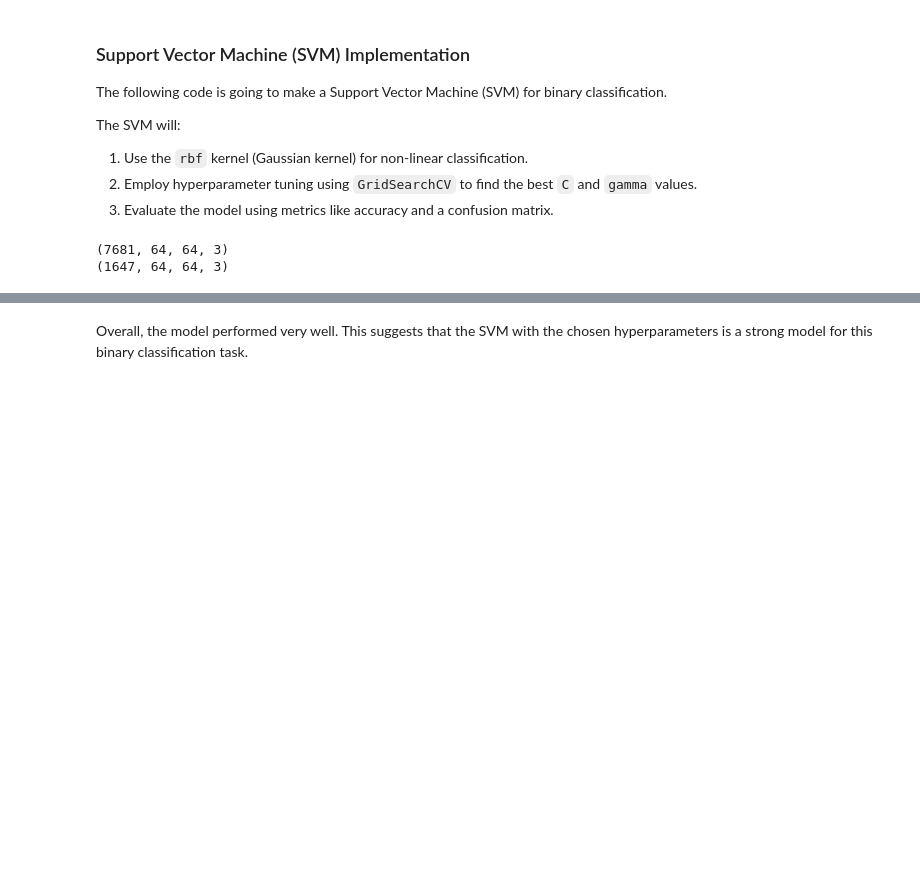
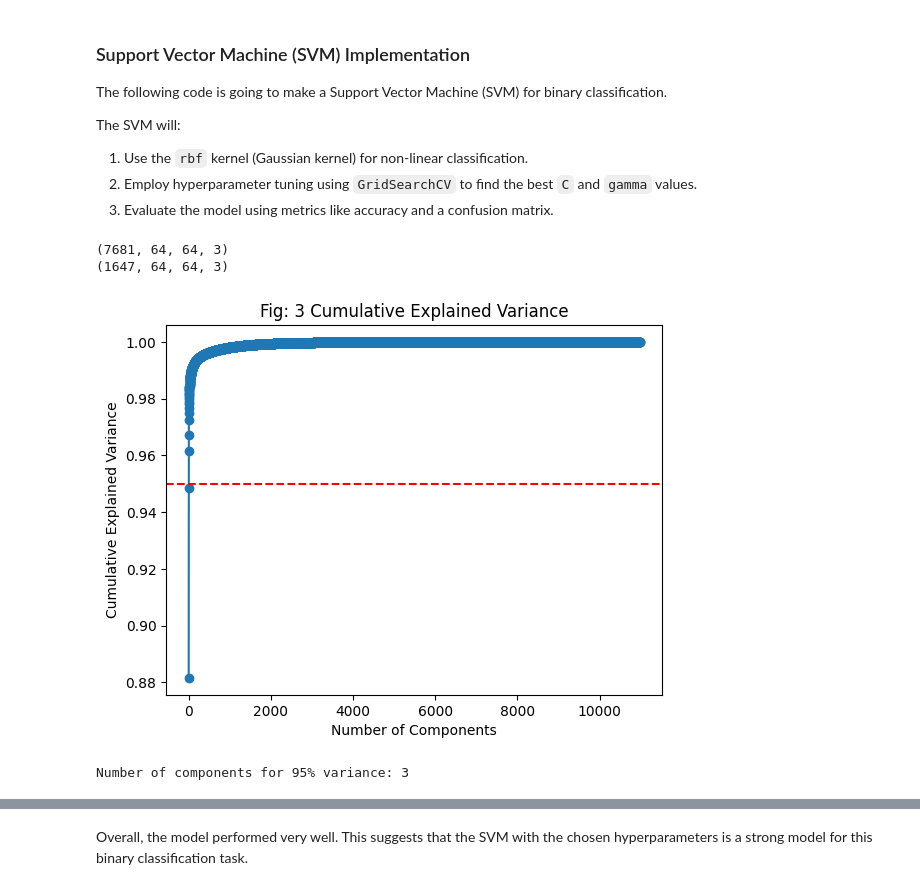
Before and after one commit to Jef-H/super_classy_fields, a Jupyter notebook: super_classy_fields_FP.ipynb, the cells around one changed output, grey strips where cells are left out. Saved outputs shown, nothing was run; the diff lists cells and outputs as text; code cells hidden in the pictures; blank space fills up the shorter version.

```diff
--- a/super_classy_fields_FP.ipynb
+++ b/super_classy_fields_FP.ipynb
@@ -539,24 +588,27 @@ X_test_scaled = scaler.transform(X_test_flat)
 # %%
 
 # Flatten the dataset (if not already flattened)
 X_flat = X.reshape(X.shape[0], -1)
 
 # Fit PCA to the data without specifying the number of components
 pca = PCA()
 pca.fit(X_flat)
 
 # Plot cumulative explained variance
 cumulative_variance = pca.explained_variance_ratio_.cumsum()
 plt.plot(range(1, len(cumulative_variance) + 1), cumulative_variance, marker='o')
 plt.axhline(y=0.95, color='r', linestyle='--')  # 95% threshold
-plt.title('Fig: 1 Cumulative Explained Variance')
+plt.title('Fig: 3 Cumulative Explained Variance')
 plt.xlabel('Number of Components')
 plt.ylabel('Cumulative Explained Variance')
 plt.show()
 
 # Find the minimum number of components for 95% variance
 n_components_95 = next(i for i, total in enumerate(cumulative_variance) if total >= 0.95) + 1
 print(f"Number of components for 95% variance: {n_components_95}")
+# %% [output]
+[figure, added]
+Number of components for 95% variance: 3
 # %%
 # Start timing the entire script
 script_start = time.time()
```
Also changed, not shown: parts of 7 cells of this notebook.
